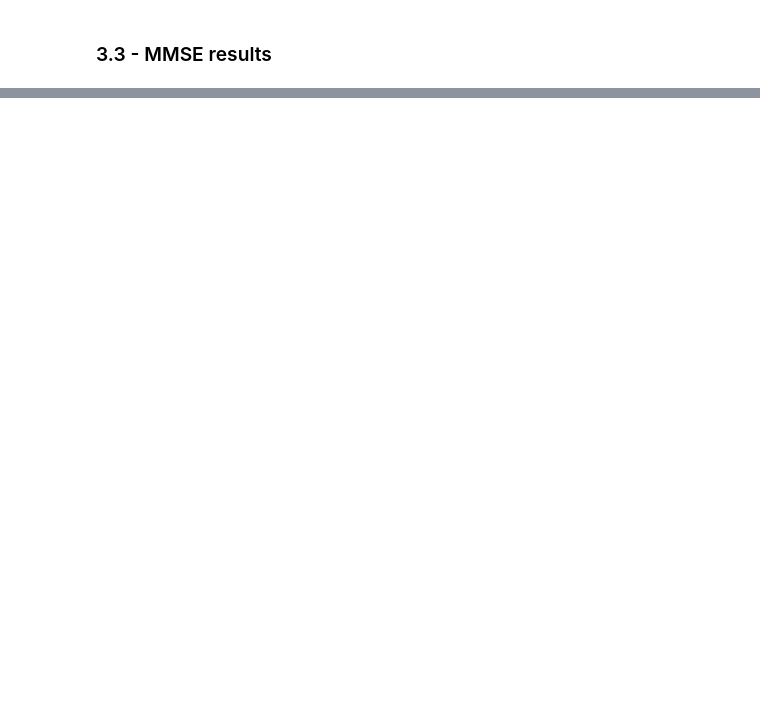
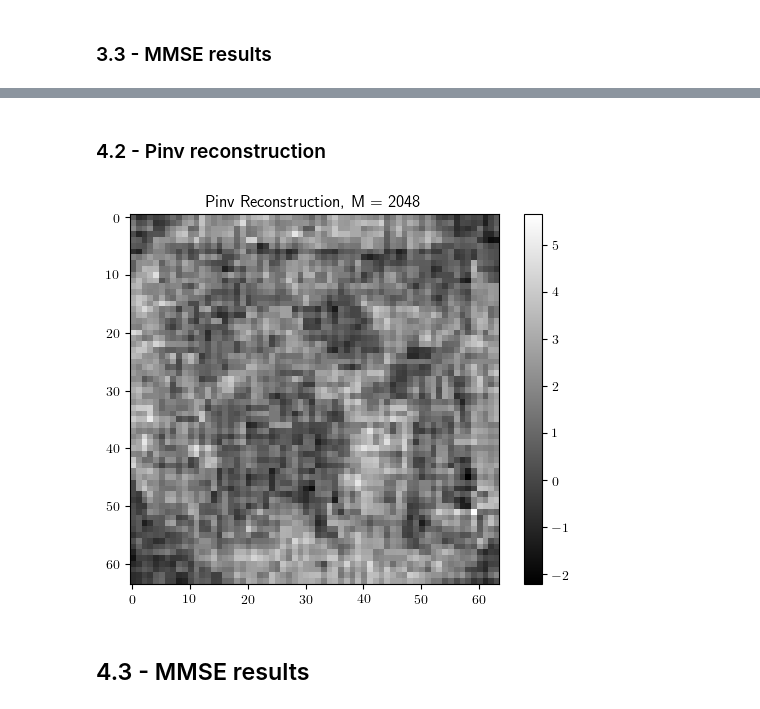
Before and after one commit to lucxt18/spyrit, a Jupyter notebook: spyrit/main_expe.ipynb, the cells around one changed output, grey strips where cells are left out. Cells and saved outputs as stored; diff of their text form; code cells hidden in the pictures; blank space fills up the shorter version.

```diff
--- a/spyrit/main_expe.ipynb
+++ b/spyrit/main_expe.ipynb
@@ -444,16 +363,0 @@ psnr = 20.83564463018768
-# %%
-#%% MMSE recon with true N0
-models[0].N0 = recon_pinv.max()
-
-# MMSE results
-f=[]
-img_temp=[]
-
-for i in range(3):
-    temp = models[i].forward_reconstruct_mmse(m, 1, 1, img_size, img_size)
-    temp = (temp + 1) * models[0].N0/2;
-    temp = temp.cpu().detach().numpy().squeeze()
-    f.append(temp)
-
-    img_temp.append(f[i])
-    img_temp[i] =  (img_temp[i] - np.amin(img_temp[i]))/(np.amax(img_temp[i])-np.amin(img_temp[i]))
@@ -504,0 +409,6 @@ plt.show
+# %%
+index = 1198;
+F_bin_GT = spectral_data[:,:,index];
+raw_data = raw_data[:,index];
+# imagesc(F_bin_GT)
+img_size = F_bin_GT.shape[0]
@@ -504,0 +424,2 @@ plt.show
+# %% [markdown]
+### 4.2 - Pinv reconstruction
@@ -504,0 +429,17 @@ plt.show
+# %%
+#%% PINV recon
+x_inv = models[0].forward_reconstruct_pinv(m, 1, 1, img_size, img_size);
+x_inv = (x_inv+1)*models[0].N0/2
+recon_pinv = torch2numpy(x_inv.view(img_size,img_size))
+
+plt.figure()
+plt.title(f"Pinv Reconstruction, M = {CR}")
+plt.imshow(recon_pinv, cmap='gray')
+plt.colorbar()
+
+img_temp = recon_pinv;
+img_temp = (img_temp -np.amin(img_temp))/(np.amax(img_temp)-np.amin(img_temp))
+# %% [output]
+[figure, added]
+# %% [markdown]
+## 4.3 - MMSE results
```
Also changed, not shown: parts of 71 cells of this notebook.
